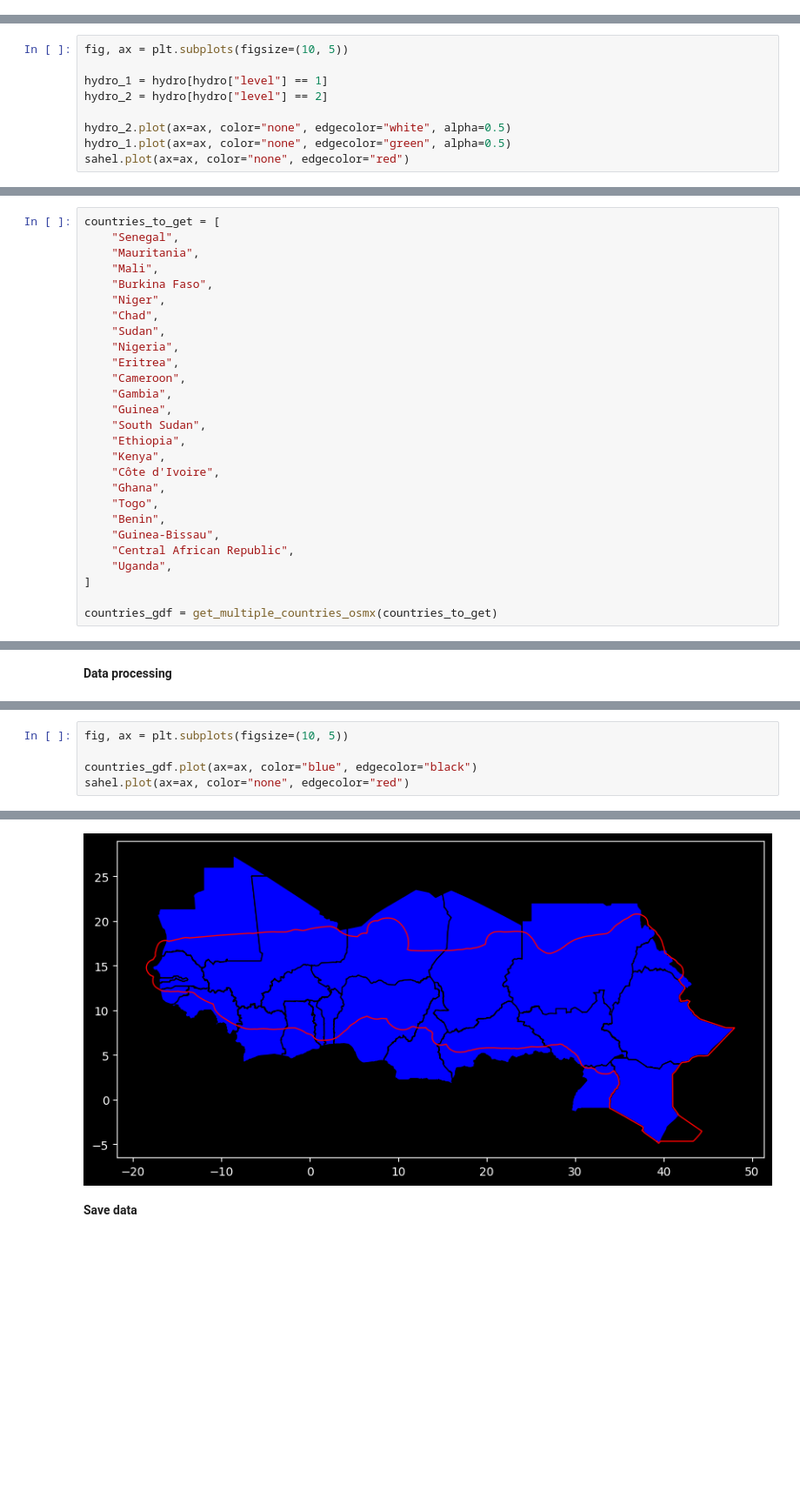
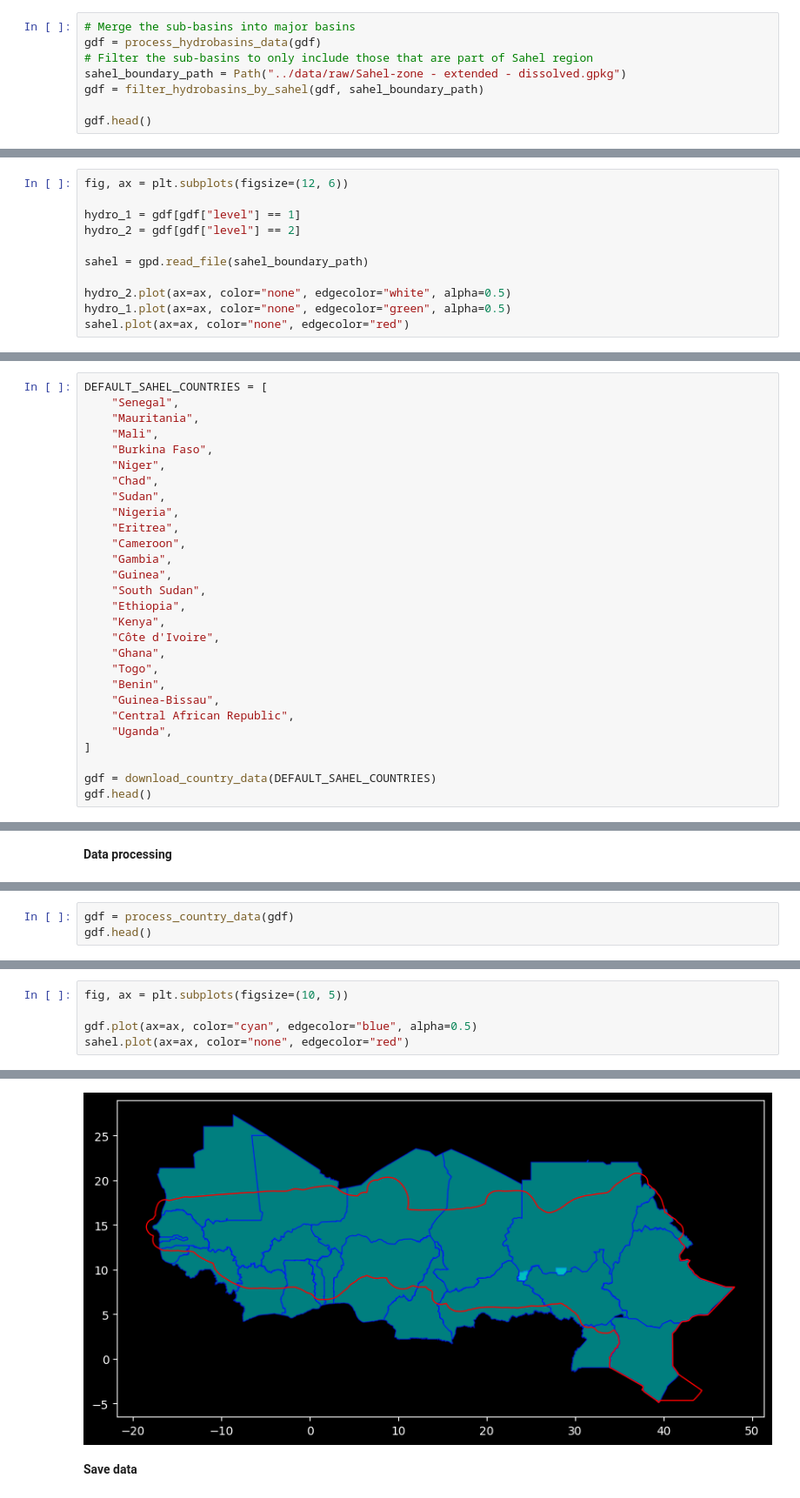
Before and after one commit to wetlands-international/wetlands-atlas, a Jupyter notebook: data-processing/notebooks/01_download_data.ipynb, the cells around one changed output, grey strips where cells are left out. Shown: that part at 87% size. Saved outputs shown, nothing was run; the diff lists cells and outputs as text; blank space fills up the shorter version.

Commit message:
Fix vector data download notebook

```diff
--- a/data-processing/notebooks/01_download_data.ipynb
+++ b/data-processing/notebooks/01_download_data.ipynb
@@ -115,0 +63,8 @@ hydro.head()
+# %%
+# Merge the sub-basins into major basins
+gdf = process_hydrobasins_data(gdf)
+# Filter the sub-basins to only include those that are part of Sahel region
+sahel_boundary_path = Path("../data/raw/Sahel-zone - extended - dissolved.gpkg")
+gdf = filter_hydrobasins_by_sahel(gdf, sahel_boundary_path)
+
+gdf.head()
@@ -116,8 +83,10 @@ hydro.head()
 # %%
-fig, ax = plt.subplots(figsize=(10, 5))
+fig, ax = plt.subplots(figsize=(12, 6))
 
-hydro_1 = hydro[hydro["level"] == 1]
-hydro_2 = hydro[hydro["level"] == 2]
+hydro_1 = gdf[gdf["level"] == 1]
+hydro_2 = gdf[gdf["level"] == 2]
+
+sahel = gpd.read_file(sahel_boundary_path)
 
 hydro_2.plot(ax=ax, color="none", edgecolor="white", alpha=0.5)
 hydro_1.plot(ax=ax, color="none", edgecolor="green", alpha=0.5)
@@ -144,7 +114,7 @@ Uploaded ../data/processed/hydrobasins_sahel.geojson → s3://vizz-science-team/
 # %% [markdown]
 **Read data**
 # %%
-countries_to_get = [
+DEFAULT_SAHEL_COUNTRIES = [
     "Senegal",
     "Mauritania",
     "Mali",
@@ -169,5 +139,6 @@ countries_to_get = [
     "Uganda",
 ]
 
-countries_gdf = get_multiple_countries_osmx(countries_to_get)
+gdf = download_country_data(DEFAULT_SAHEL_COUNTRIES)
+gdf.head()
 # %% [output]
@@ -234,0 +170,3 @@ countries_gdf.head()
+# %%
+gdf = process_country_data(gdf)
+gdf.head()
@@ -235,11 +184,11 @@ countries_gdf.head()
 # %%
 fig, ax = plt.subplots(figsize=(10, 5))
 
-countries_gdf.plot(ax=ax, color="blue", edgecolor="black")
+gdf.plot(ax=ax, color="cyan", edgecolor="blue", alpha=0.5)
 sahel.plot(ax=ax, color="none", edgecolor="red")
 # %% [output]
 <Axes: >
-[figure, old version]
+[figure, new version]
 # %% [markdown]
 **Save data**
 # %%
```
Also changed, not shown: parts of 23 cells of this notebook, 1 other file.
